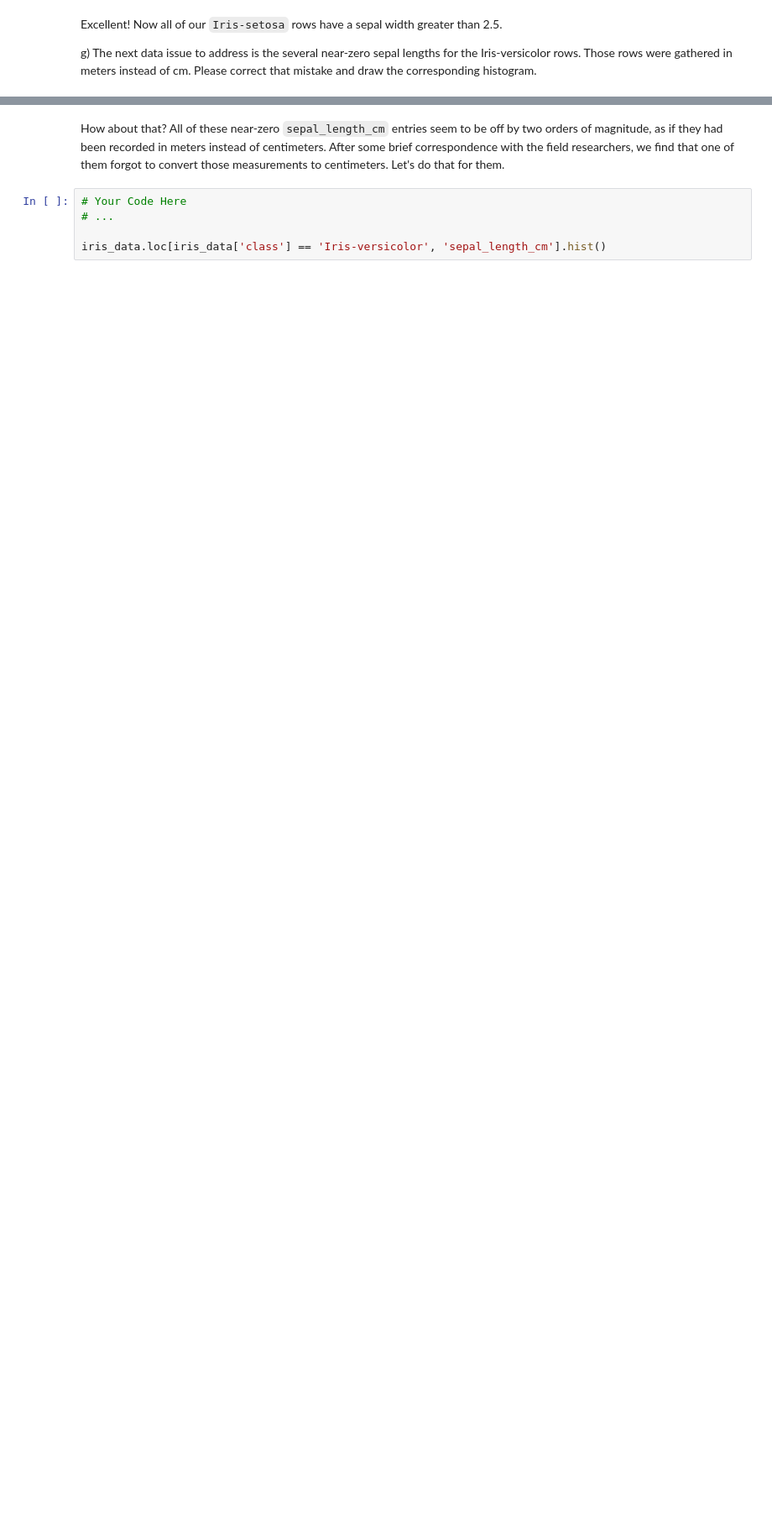
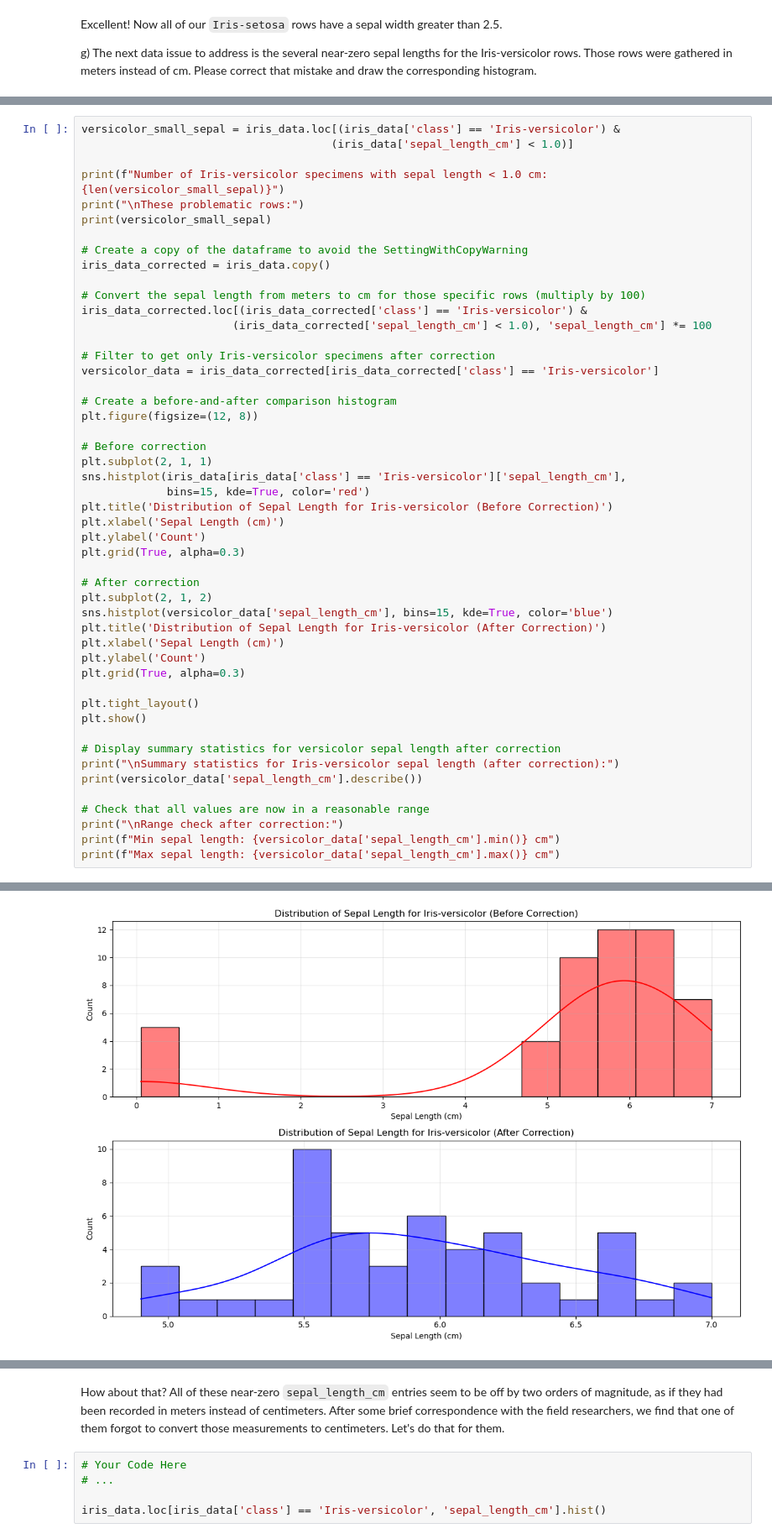
Before and after one commit to alexandre2004costa/IA_project2, a Jupyter notebook: Exercise5_IART_SupervisedLearning_Notebook/Exercise5_SupervisedLearning_ToComplete.ipynb, the cells around one changed output, grey strips where cells are left out. Shown at 84% size. Drawn from its saved outputs; the diff is of its cells as text; blank space fills up the shorter version.

```diff
--- a/Exercise5_IART_SupervisedLearning_Notebook/Exercise5_SupervisedLearning_ToComplete.ipynb
+++ b/Exercise5_IART_SupervisedLearning_Notebook/Exercise5_SupervisedLearning_ToComplete.ipynb
@@ -112,0 +225,50 @@ iris_data.loc[(iris_data['class'] == 'Iris-versicolor') &
+# %%
+versicolor_small_sepal = iris_data.loc[(iris_data['class'] == 'Iris-versicolor') &
+                                      (iris_data['sepal_length_cm'] < 1.0)]
+
+print(f"Number of Iris-versicolor specimens with sepal length < 1.0 cm: {len(versicolor_small_sepal)}")
+print("\nThese problematic rows:")
+print(versicolor_small_sepal)
+
+# Create a copy of the dataframe to avoid the SettingWithCopyWarning
+iris_data_corrected = iris_data.copy()
+
+# Convert the sepal length from meters to cm for those specific rows (multiply by 100)
+iris_data_corrected.loc[(iris_data_corrected['class'] == 'Iris-versicolor') &
+                       (iris_data_corrected['sepal_length_cm'] < 1.0), 'sepal_length_cm'] *= 100
+
+# Filter to get only Iris-versicolor specimens after correction
+versicolor_data = iris_data_corrected[iris_data_corrected['class'] == 'Iris-versicolor']
+
+# Create a before-and-after comparison histogram
+plt.figure(figsize=(12, 8))
+
+# Before correction
+plt.subplot(2, 1, 1)
+sns.histplot(iris_data[iris_data['class'] == 'Iris-versicolor']['sepal_length_cm'],
+             bins=15, kde=True, color='red')
+plt.title('Distribution of Sepal Length for Iris-versicolor (Before Correction)')
+plt.xlabel('Sepal Length (cm)')
+plt.ylabel('Count')
+plt.grid(True, alpha=0.3)
+
+# After correction
+plt.subplot(2, 1, 2)
+sns.histplot(versicolor_data['sepal_length_cm'], bins=15, kde=True, color='blue')
+plt.title('Distribution of Sepal Length for Iris-versicolor (After Correction)')
+plt.xlabel('Sepal Length (cm)')
+plt.ylabel('Count')
+plt.grid(True, alpha=0.3)
+
+plt.tight_layout()
+plt.show()
+
+# Display summary statistics for versicolor sepal length after correction
+print("\nSummary statistics for Iris-versicolor sepal length (after correction):")
+print(versicolor_data['sepal_length_cm'].describe())
+
+# Check that all values are now in a reasonable range
+print("\nRange check after correction:")
+print(f"Min sepal length: {versicolor_data['sepal_length_cm'].min()} cm")
+print(f"Max sepal length: {versicolor_data['sepal_length_cm'].max()} cm")
+# %% [output]
@@ -112,0 +291 @@ iris_data.loc[(iris_data['class'] == 'Iris-versicolor') &
+[figure, added]
```
Also changed, not shown: parts of 18 cells of this notebook, 1 other file.
